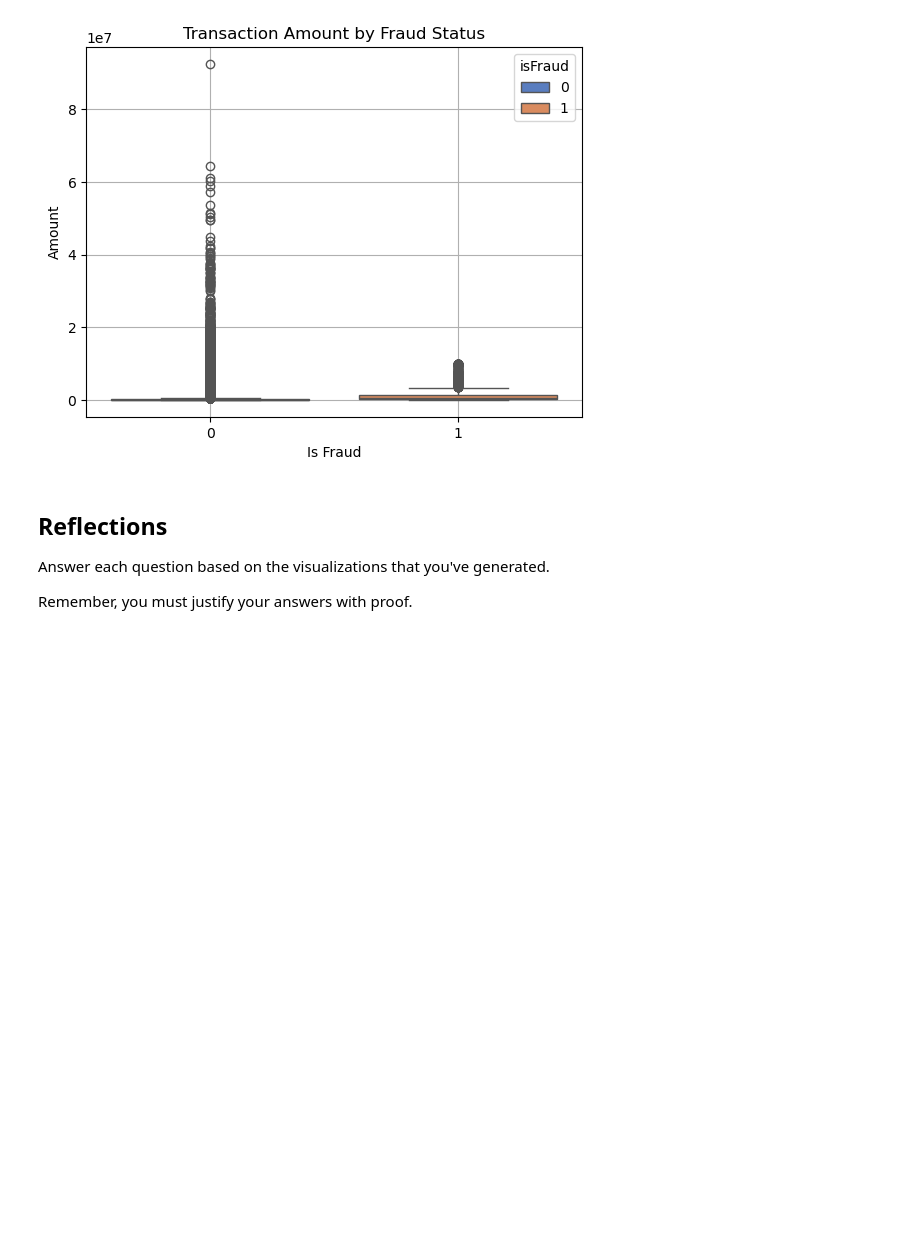
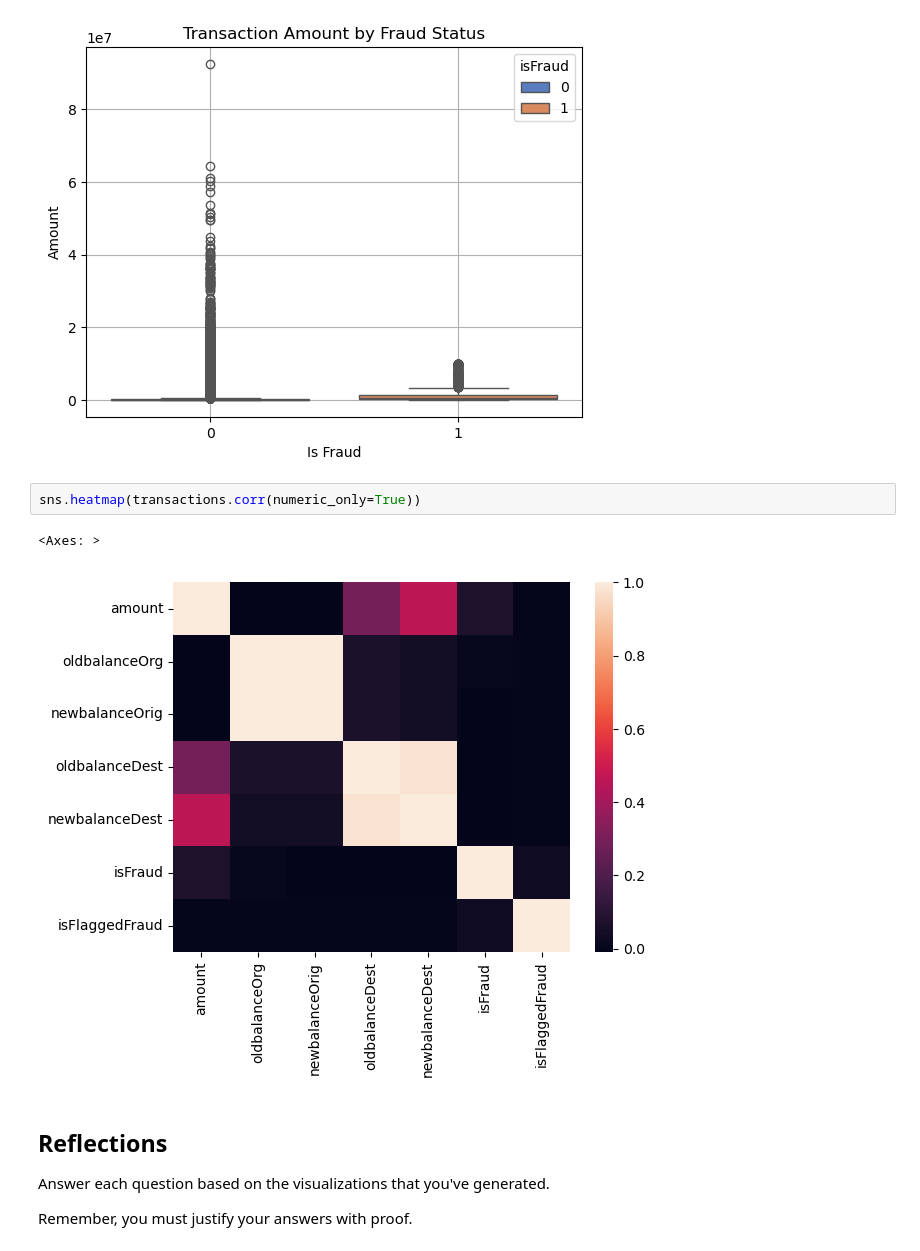
Before and after one commit to NadyaT-hub/Fraud-Detection-T-Lab, a Jupyter notebook: notebooks/eda.ipynb, the cells around one changed output. Drawn from its saved outputs; the diff is of its cells as text; blank space fills up the shorter version.

```diff
--- a/notebooks/eda.ipynb
+++ b/notebooks/eda.ipynb
@@ -101,6 +119,11 @@ plt.grid()
 plt.show()
 # %% [output]
 [figure]
+# %%
+sns.heatmap(transactions.corr(numeric_only=True))
+# %% [output]
+<Axes: >
+[figure, added]
 # %% [markdown]
 ## Reflections
 
```
Also changed, not shown: parts of 2 cells of this notebook, 1 other file.
